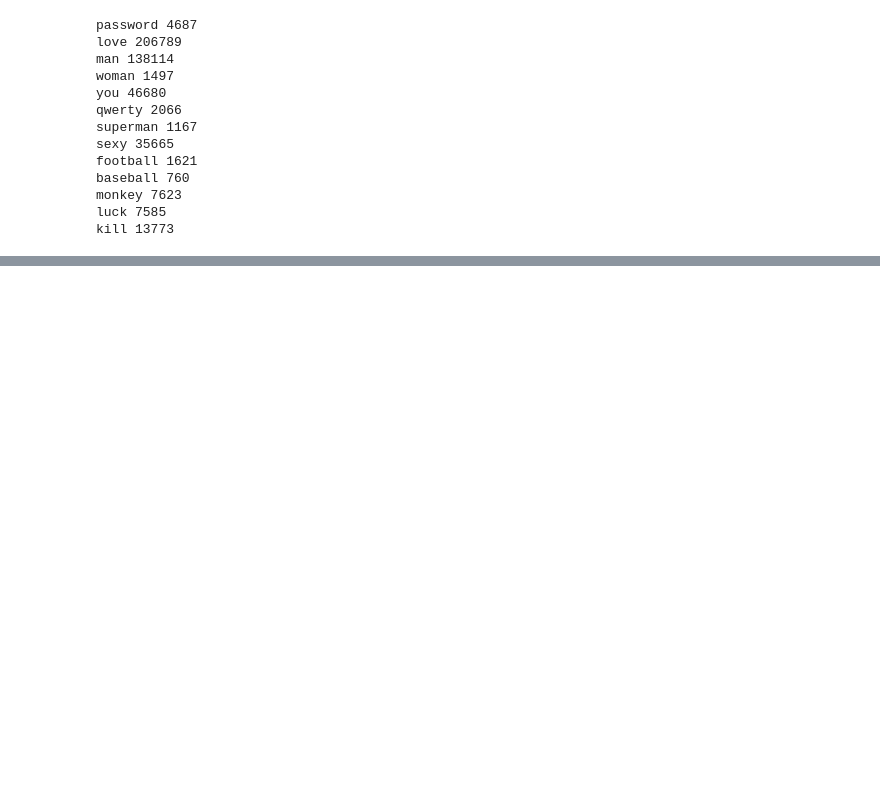
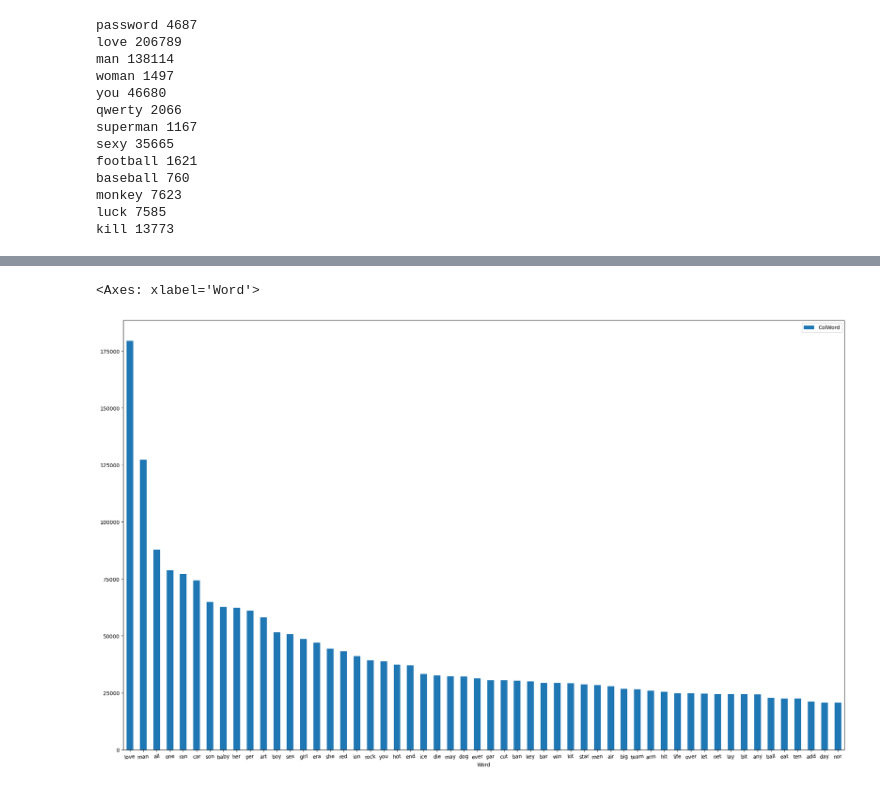
Before and after one commit to Nukutyn/PyProj, a Jupyter notebook: HW/DSISHW.ipynb, the cells around one changed output, grey strips where cells are left out. Cells and saved outputs as stored; diff of their text form; code cells hidden in the pictures; blank space fills up the shorter version.

```diff
--- a/HW/DSISHW.ipynb
+++ b/HW/DSISHW.ipynb
@@ -308,18 +301,30 @@ poskof=0
 delpos=[]
 for k in EnglWord10.Word:
     if isinstance(k, str):
-        if "'" in k or len(k)<3 or k.isupper() or k[0].isupper():
+        if "'" in k or len(k)<3 or k.isupper() or k[0].isupper() or len(k)>8:
             delpos.append(poskof)
     poskof+=1
 EnglWord10=EnglWord10.drop(delpos).reset_index(drop=True)
+# %%
+delpos=[]
+for k in EnglWord10.Word:
+    poskof=0
+    for j in EnglWord10.Word:
+        if isinstance(k, str) and isinstance(j, str):
+            if (k+"s")==j or (k+"es")==j or (k+k[2]+"ing")==j or (k+"ing")==j or (k+k[2]+"s")==j or (k+k[2]+"es")==j or (k+"ed")==j or (k+k[2]+"ed")==j:
+                delpos.append(poskof)
+                print(k, j)
+        poskof+=1
+EnglWord10=EnglWord10.drop(delpos).reset_index(drop=True)
 # %%
-WordEng = [i for i in EnglWord10.Word]
+WordEng = [str(i) for i in EnglWord10.Word]
 WordEngVal = [0 for i in range(len(WordEng))]
 paslow = arr['Password'].str.lower()
-for k in paslow:
-    for word in WordEng:
-        if isinstance(k, Iterable) and word in k:
-            WordEngVal[WordEng.index(word)]+=1
-
-for i in WordEng:
-    print(i, WordEngVal[WordEng.index(i)])
+paslow = paslow[paslow.str.len() < 14]
+word_indices = {word: index for index, word in enumerate(WordEng)}
+j=0
+# %%
+for k in paslow:
+    for word in WordEng:
+        if word in k:
+            WordEngVal[word_indices[word]]+=1
@@ -325,0 +342,12 @@ for i in WordEng:
+# %%
+WordPD = pd.DataFrame({'Word':WordEng, 'ColWord':WordEngVal})
+WordPD['ColWord']=pd.to_numeric(WordPD['ColWord'], errors='coerce')
+
+MainWord = WordPD[WordPD.ColWord>=20000]
+
+MainWord = MainWord.sort_values('ColWord', ascending=False)
+
+MainWord.plot(kind="bar", y="ColWord", x="Word", rot=6, fontsize=10, figsize=(25,15))
+# %% [output]
+<Axes: xlabel='Word'>
+[figure, added]
```
Also changed, not shown: parts of 12 cells of this notebook.
